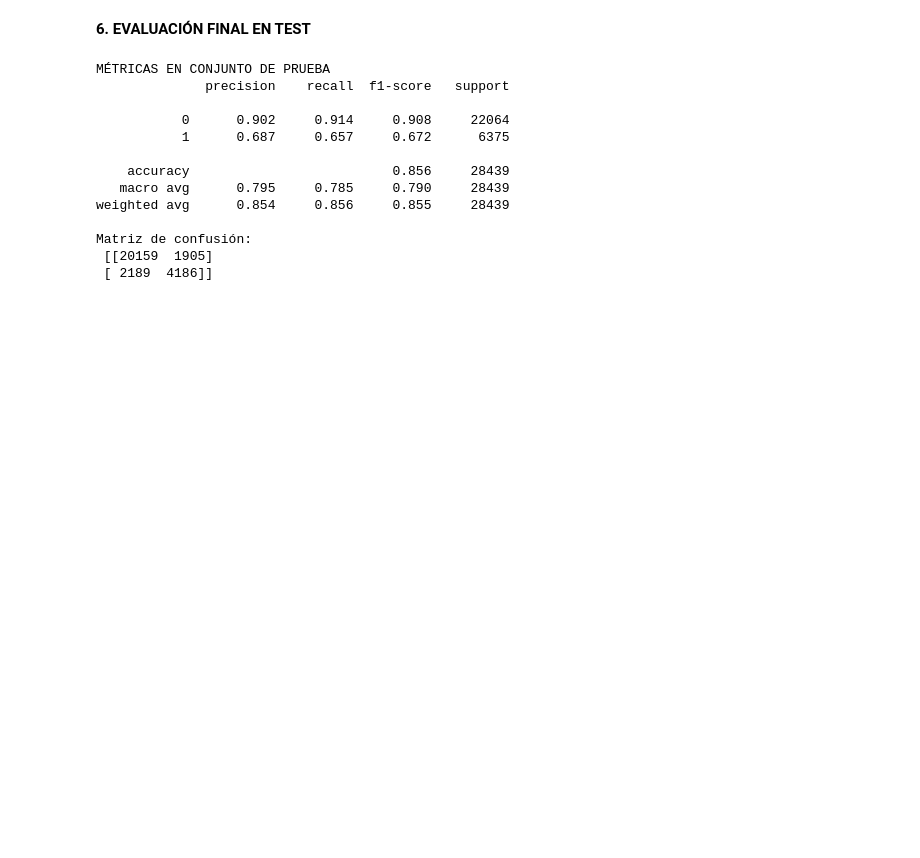
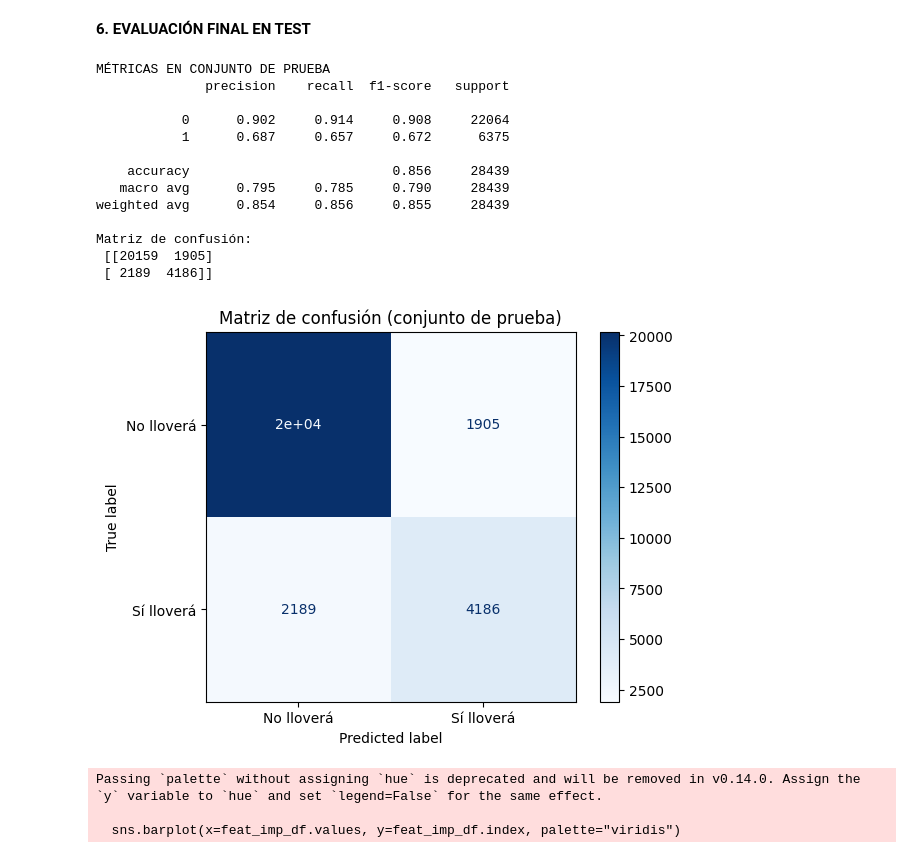
Before and after one commit to ChristianPE1/Rainfall-Prediction-XGBoost, a Jupyter notebook: XGBoost.ipynb, the cells around one changed output. Drawn from its saved outputs; the diff is of its cells as text; code cells hidden in the pictures; blank space fills up the shorter version.

```diff
--- a/XGBoost.ipynb
+++ b/XGBoost.ipynb
@@ -153,23 +178,50 @@ Umbral óptimo = 0.699  |  F1(val) = 0.6718
 # %%
 proba_test = (w_A * pipe_A.predict_proba(X_test)[:, 1] +
               w_B * pipe_B.predict_proba(X_test)[:, 1]) / (w_A + w_B)
 
 y_pred = (proba_test >= best_thr).astype(int)
 
 print("\nMÉTRICAS EN CONJUNTO DE PRUEBA")
 print(classification_report(y_test, y_pred, digits=3))
 print("Matriz de confusión:\n", confusion_matrix(y_test, y_pred))
+
+# GRAFICO
+from sklearn.metrics import ConfusionMatrixDisplay
+
+ConfusionMatrixDisplay.from_predictions(
+    y_test, y_pred,
+    display_labels=["No lloverá", "Sí lloverá"],
+    cmap="Blues",
+    normalize=None
+)
+plt.title("Matriz de confusión (conjunto de prueba)")
+plt.show()
+
+importances = model_A.feature_importances_
+features_encoded = pipe_A.named_steps["prep"].get_feature_names_out()
+feat_imp_df = pd.Series(importances, index=features_encoded).sort_values(ascending=False)[:20]
+
+plt.figure(figsize=(10, 6))
+sns.barplot(x=feat_imp_df.values, y=feat_imp_df.index, palette="viridis")
+plt.title("Top 20 características más importantes (modelo A)")
+plt.xlabel("Importancia")
+plt.tight_layout()
+plt.show()
 # %% [output]
 MÉTRICAS EN CONJUNTO DE PRUEBA
               precision    recall  f1-score   support
 
            0      0.902     0.914     0.908     22064
            1      0.687     0.657     0.672      6375
 
     accuracy                          0.856     28439
    macro avg      0.795     0.785     0.790     28439
 weighted avg      0.854     0.856     0.855     28439
 
 Matriz de confusión:
  [[20159  1905]
  [ 2189  4186]]
+[figure, added]
+Passing `palette` without assigning `hue` is deprecated and will be removed in v0.14.0. Assign the `y` variable to `hue` and set `legend=False` for the same effect.
+
+  sns.barplot(x=feat_imp_df.values, y=feat_imp_df.index, palette="viridis")
```
Also changed, not shown: parts of 4 cells of this notebook.
